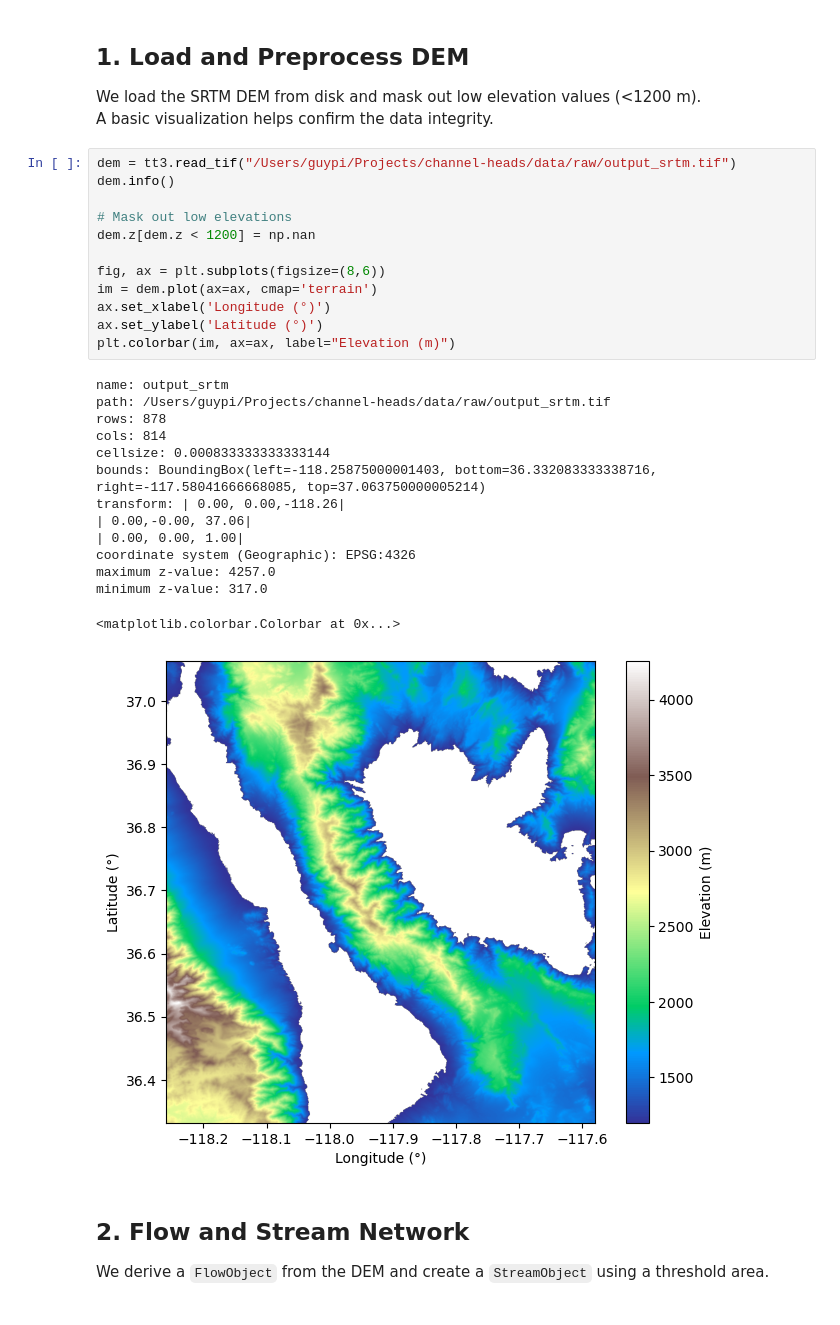
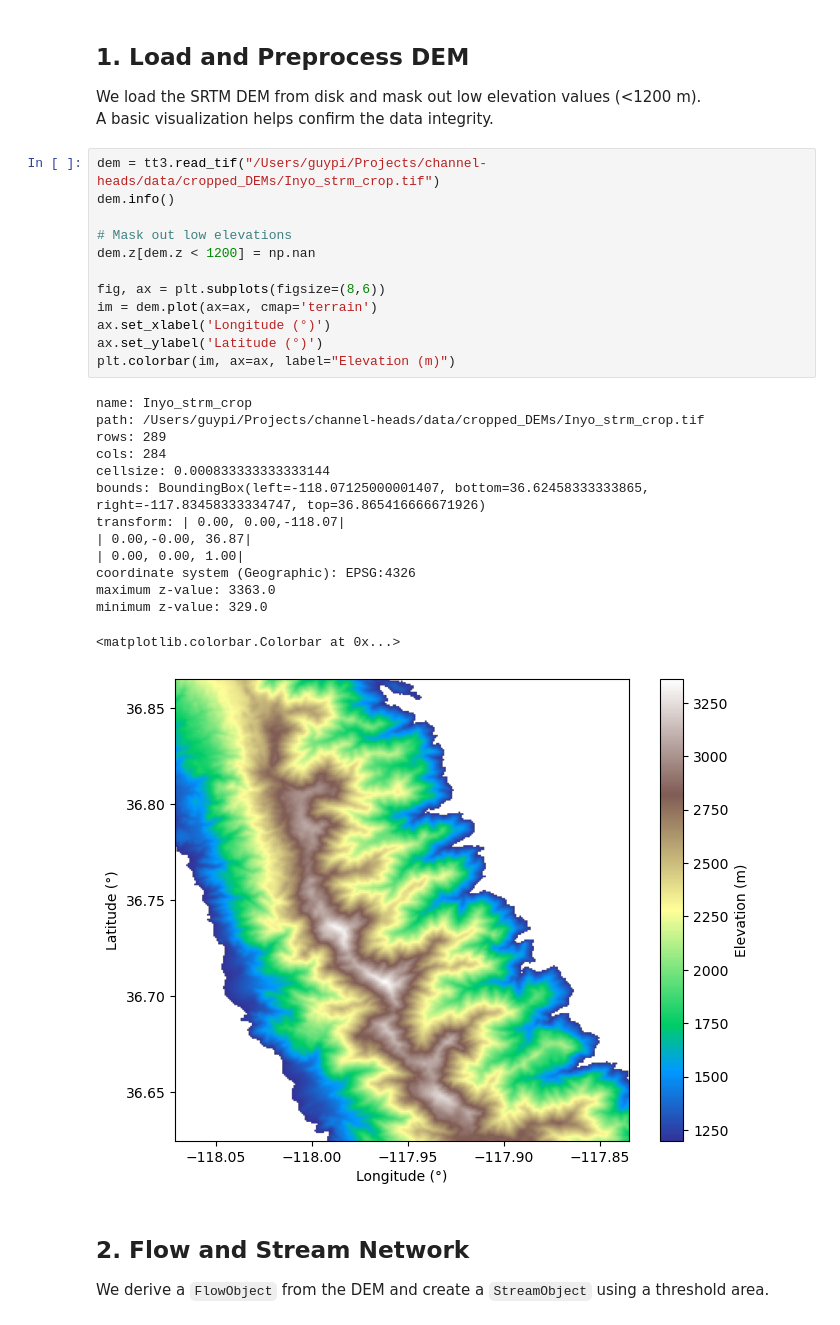
Before and after one commit to GP-Geo/CH_Project, a Jupyter notebook: notebooks/00_test.ipynb, the cells around one changed output. Drawn from its saved outputs; the diff is of its cells as text.

```diff
--- a/notebooks/00_test.ipynb
+++ b/notebooks/00_test.ipynb
@@ -38,32 +38,32 @@ from src.plotting_utils import (
 We load the SRTM DEM from disk and mask out low elevation values (<1200 m).
 A basic visualization helps confirm the data integrity.
 # %%
-dem = tt3.read_tif("/Users/guypi/Projects/channel-heads/data/raw/output_srtm.tif")
+dem = tt3.read_tif("/Users/guypi/Projects/channel-heads/data/cropped_DEMs/Inyo_strm_crop.tif")
 dem.info()
 
 # Mask out low elevations
 dem.z[dem.z < 1200] = np.nan
 
 fig, ax = plt.subplots(figsize=(8,6))
 im = dem.plot(ax=ax, cmap='terrain')
 ax.set_xlabel('Longitude (°)')
 ax.set_ylabel('Latitude (°)')
 plt.colorbar(im, ax=ax, label="Elevation (m)")
 # %% [output]
-name: output_srtm
-path: /Users/guypi/Projects/channel-heads/data/raw/output_srtm.tif
-rows: 878
-cols: 814
+name: Inyo_strm_crop
+path: /Users/guypi/Projects/channel-heads/data/cropped_DEMs/Inyo_strm_crop.tif
+rows: 289
+cols: 284
 cellsize: 0.000833333333333144
-bounds: BoundingBox(left=-118.25875000001403, bottom=36.332083333338716, right=-117.58041666668085, top=37.063750000005214)
-transform: | 0.00, 0.00,-118.26|
-| 0.00,-0.00, 37.06|
+bounds: BoundingBox(left=-118.07125000001407, bottom=36.62458333333865, right=-117.83458333334747, top=36.865416666671926)
+transform: | 0.00, 0.00,-118.07|
+| 0.00,-0.00, 36.87|
 | 0.00, 0.00, 1.00|
 coordinate system (Geographic): EPSG:4326
-maximum z-value: 4257.0
-minimum z-value: 317.0
+maximum z-value: 3363.0
+minimum z-value: 329.0
 <matplotlib.colorbar.Colorbar at 0x...>
-[figure, old version]
+[figure, new version]
 # %% [markdown]
 ## 2. Flow and Stream Network
 
```
Also changed, not shown: parts of 13 cells of this notebook, 19 other files.
